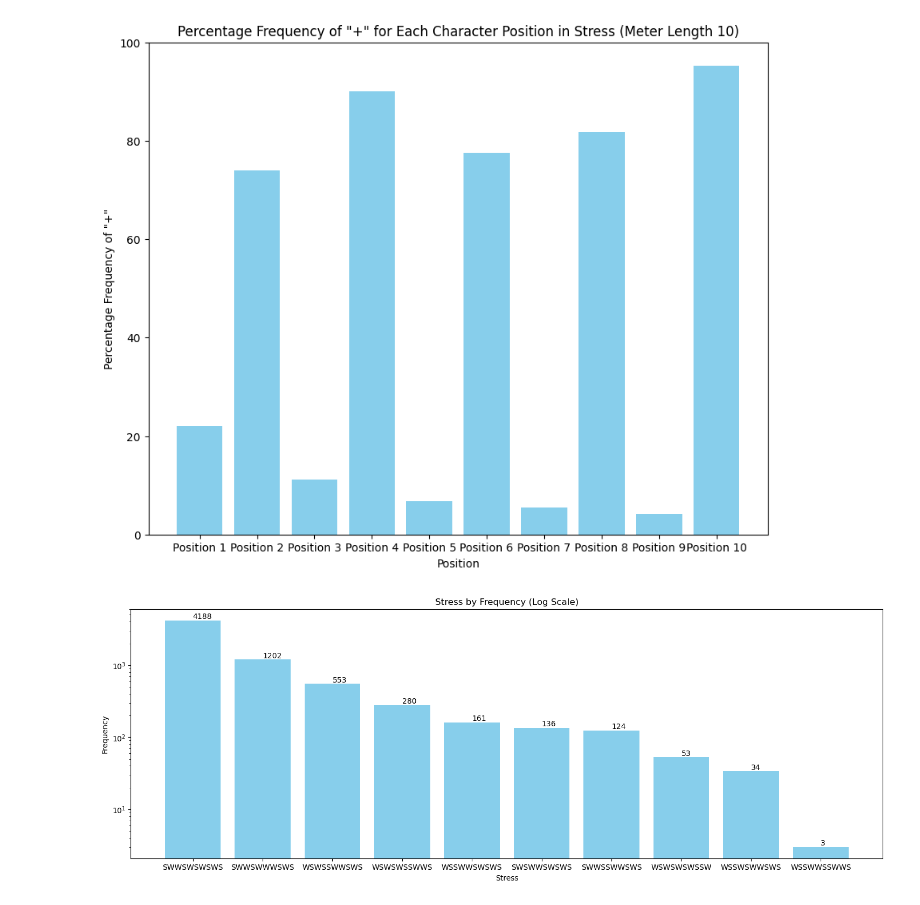
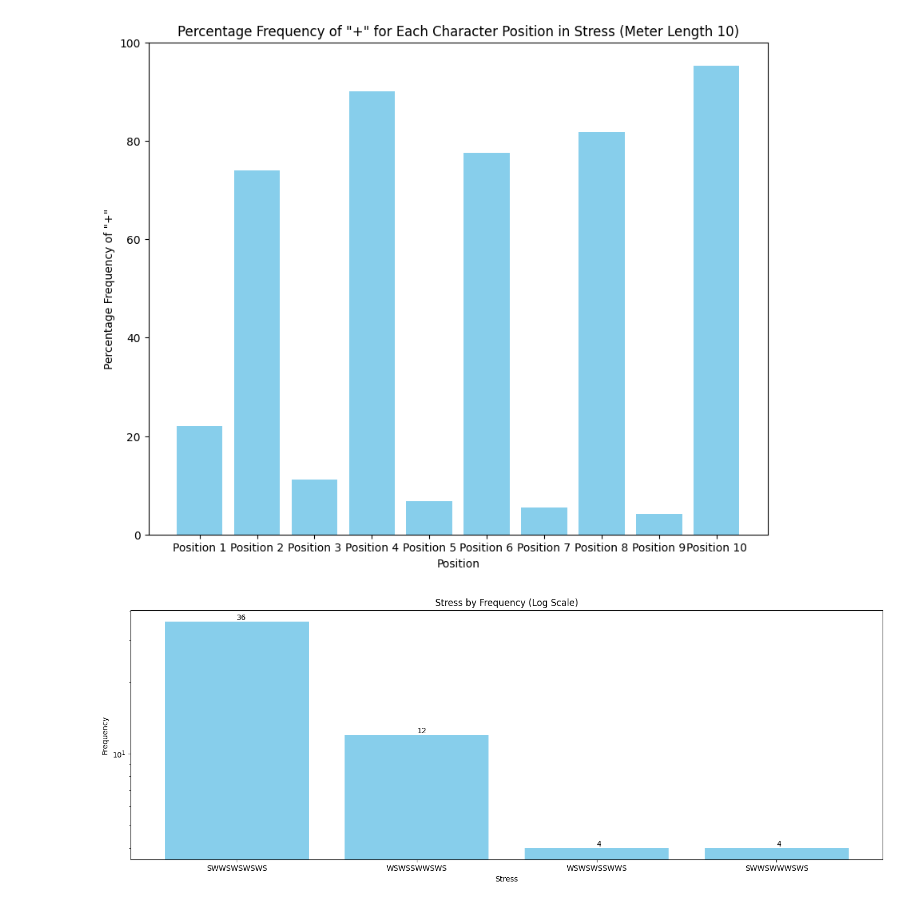
Before and after one commit to cretic/metricalgpt, a Jupyter notebook: parse_df_analyzer.ipynb, the cells around one changed output. Cells and saved outputs as stored; diff of their text form; code cells hidden in the pictures.

```diff
--- a/parse_df_analyzer.ipynb
+++ b/parse_df_analyzer.ipynb
@@ -6,6 +6,6 @@
 
 import pandas as pd
 
-df = pd.read_csv('ADD.csv') # csvfilepath here
-df['meter'] = df['meter'].str.replace('-', 'W').str.replace('+', 'S')
+df = pd.read_csv('/Users/bsg25/metricalgpt/saved_corpora_scansions_results/gemini/gemini_parsed_to_analyze2.csv') # csvfilepath here
+df['meter'] = df['meter_y'].str.replace('-', 'W').str.replace('+', 'S')
 df['stress'] = df['stress'].str.replace('-', 'W').str.replace('+', 'S')
@@ -12,14 +14,15 @@ df['stress'] = df['stress'].str.replace('-', 'W').str.replace('+', 'S')
 # %%
+import matplotlib.pyplot as plt
 # Calculate the frequency of each stress pattern
-stress_counts = bigdf['stress'].value_counts().head(5)
+stress_counts = df['stress'].value_counts().head(5)
 # Calculate the percentage of each stress pattern
-stress_percentage = (stress_counts / len(bigdf)) * 100
+stress_percentage = (stress_counts / len(df)) * 100
 # Plotting the graph
 plt.figure(figsize=(12, 6))
 bars = plt.bar(stress_percentage.index, stress_percentage.values, color='skyblue')
 plt.xlabel('Stress Pattern')
 plt.ylabel('Percentage of Total Rows')
-plt.title('Top 5 Most Common ECEP Stress Patterns as Percentage of Total Lines')
+plt.title('Top 5 Most Common Stress Patterns as Percentage of Total Lines')
 # Label each bar with the percentage value
 for bar in bars:
     yval = bar.get_height()
@@ -34,9 +37,9 @@ import matplotlib.pyplot as plt
 bins = [1, 2, 3, 6, 11, 21, float('inf')]
 labels = ['1', '2', '3-5', '6-10', '11-20', '21+']
 # Bin the 'ambig' column
-bigdf['ambig_binned'] = pd.cut(bigdf['ambig'], bins=bins, labels=labels, right=False)
+df['ambig_binned'] = pd.cut(df['ambig'], bins=bins, labels=labels, right=False)
 # Plotting the binned ambiguity
-bigdf['ambig_binned'].value_counts().sort_index().plot(kind='bar')
+df['ambig_binned'].value_counts().sort_index().plot(kind='bar')
 plt.title('Ambiguity Distribution')
 plt.xlabel('Ambiguity Bins')
 plt.xticks(rotation=0)
@@ -96,25 +99,25 @@ plt.show()
 [figure]
 # %%
 stress_patterns = ['SWWSWSWSWS', 'WSSWWSWSWS', 'WSWSSWWSWS', 'WSWSWSSWWS', 'WSWSWSWSSW', 'SWWSSWWSWS', 'WSSWWSSWWS', 'SWSWWSWSWS', 'WSSWSWWSWS', 'SWWSWWWSWS']
-trocheedf = bigdf[bigdf['stress'].isin(stress_patterns)]
+trocheedf = df[df['stress'].isin(stress_patterns)]
 
 
 import matplotlib.pyplot as plt
 # Group by 'stress' and count frequencies
 stress_frequency = trocheedf['stress'].value_counts().reset_index()
 stress_frequency.columns = ['stress', 'frequency']
 # Plotting the graph with logarithmic scale
 plt.figure(figsize=(18, 6))
 bars = plt.bar(stress_frequency['stress'], stress_frequency['frequency'], color='skyblue')
 plt.yscale('log')
 plt.xlabel('Stress')
 plt.ylabel('Frequency')
 plt.title('Stress by Frequency (Log Scale)')
 # Label each bar with total count
 for bar in bars:
     yval = bar.get_height()
     plt.text(bar.get_x() + bar.get_width()/2, yval, int(yval), va='bottom')
 
 plt.show()
 # %% [output]
-[figure, old version]
+[figure, new version]
```
Also changed, not shown: parts of 8 cells of this notebook, 9 other files.
